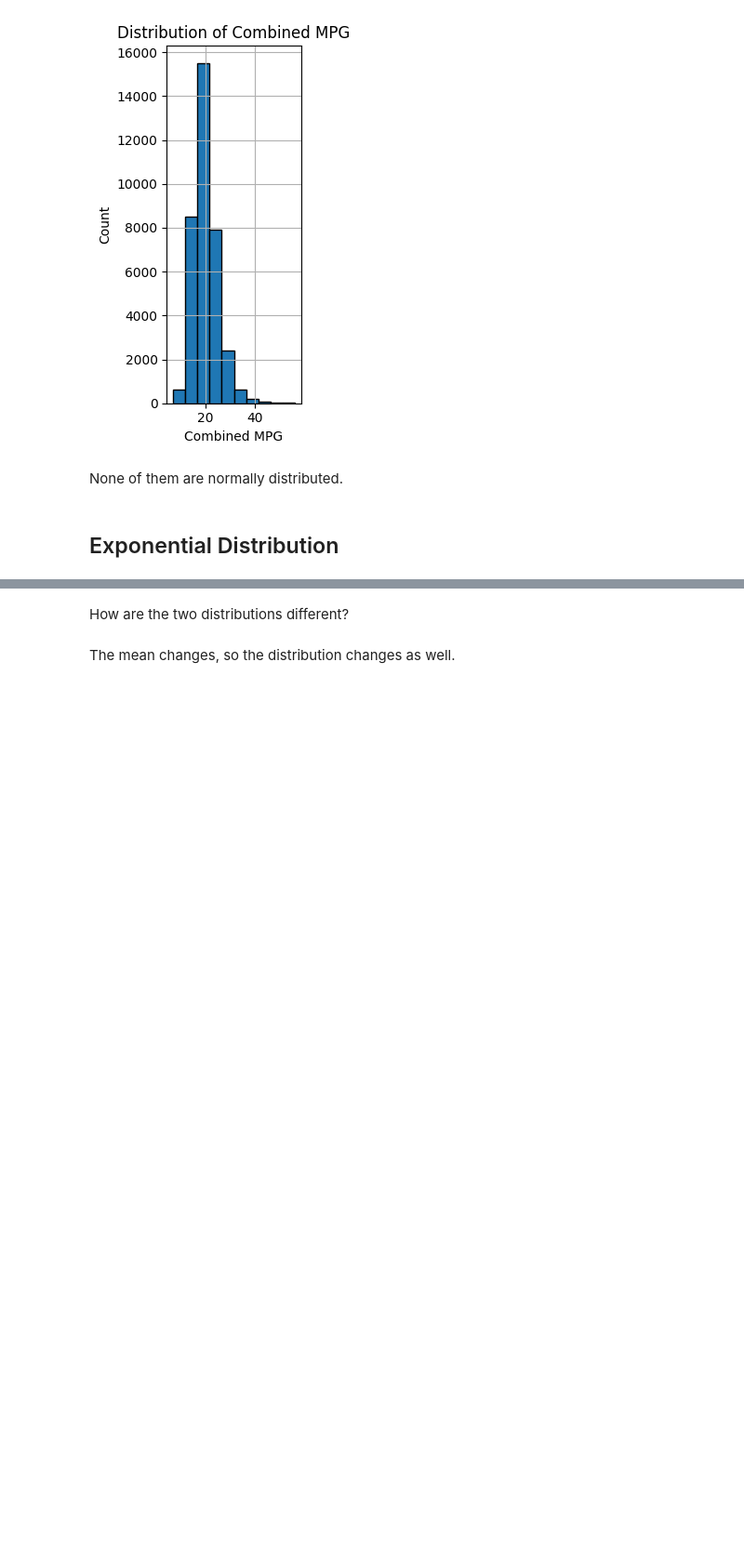
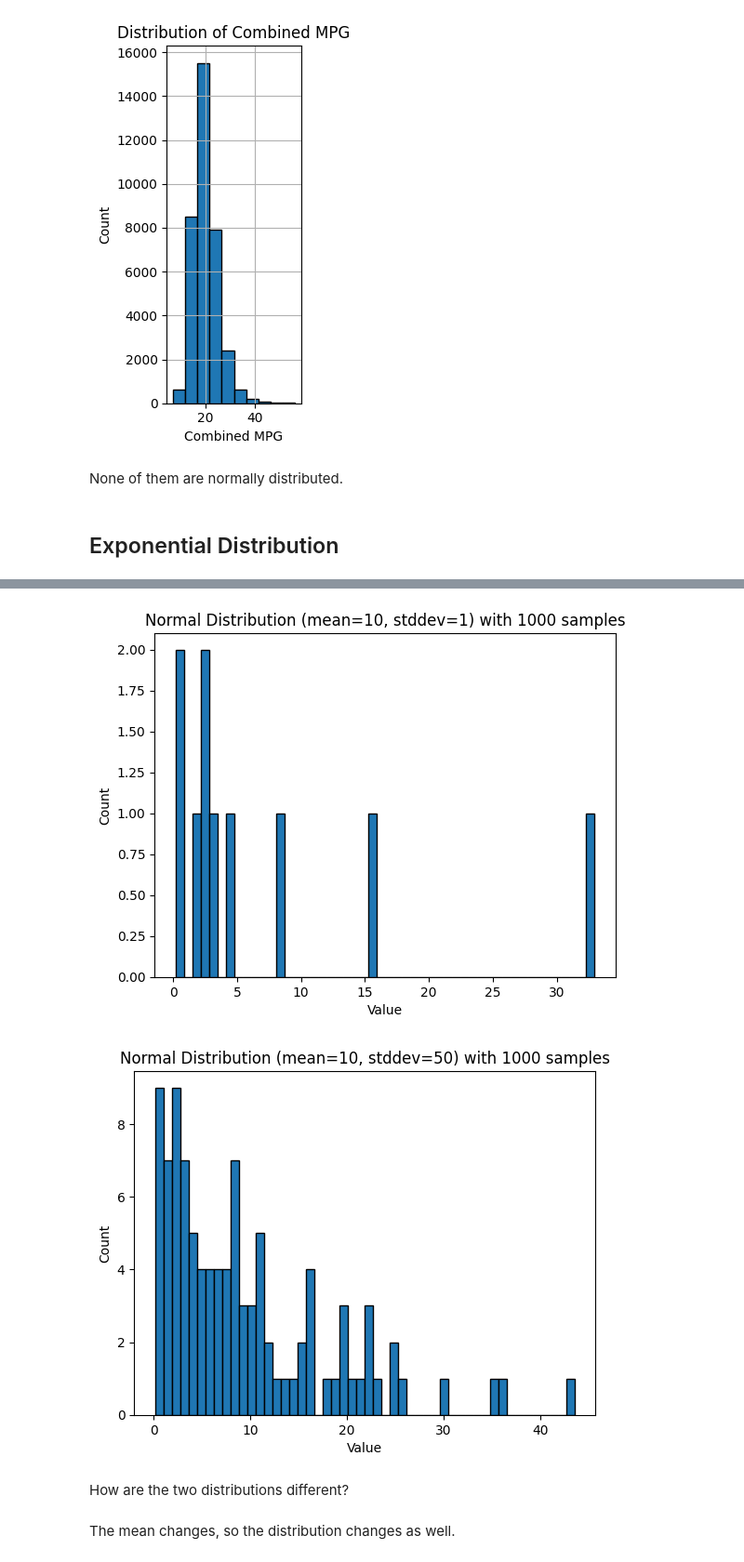
Before and after one commit to kurtisjw/lab-continuous-probability-distributions-en, a Jupyter notebook: your-code/main.ipynb, the cells around one changed output, grey strips where cells are left out. Shown at 93% size. Cells and saved outputs as stored; diff of their text form; code cells hidden in the pictures; blank space fills up the shorter version.

```diff
--- a/your-code/main.ipynb
+++ b/your-code/main.ipynb
@@ -243,3 +233,27 @@ Your output should look like below:
+# %%
+# Create function that returns a list of exponentially distributed numbers
+
+def generate_exponentially_distributed_numbers(mean,size,):
+    return np.random.exponential(scale = mean, size = size)
+
+sequence_1 = generate_exponentially_distributed_numbers(10, 10)
+sequence_2 = generate_exponentially_distributed_numbers(10, 100)
+
+
+def plot_histogram(data, bins, title):
+    plt.hist(data, bins=bins, edgecolor='black')
+    plt.title(title)
+    plt.xlabel('Value')
+    plt.ylabel('Count')
+    plt.grid(False)
+    plt.show()
+
+# Plot the histograms
+plot_histogram(sequence_1, bins=50, title='Normal Distribution (mean=10, stddev=1) with 1000 samples')
+plot_histogram(sequence_2, bins=50, title='Normal Distribution (mean=10, stddev=50) with 1000 samples')
+# %% [output]
+[figure, added]
+[figure, added]
 # %% [markdown]
 How are the two distributions different?
 # %% [markdown]
```
Also changed, not shown: parts of 10 cells of this notebook.
